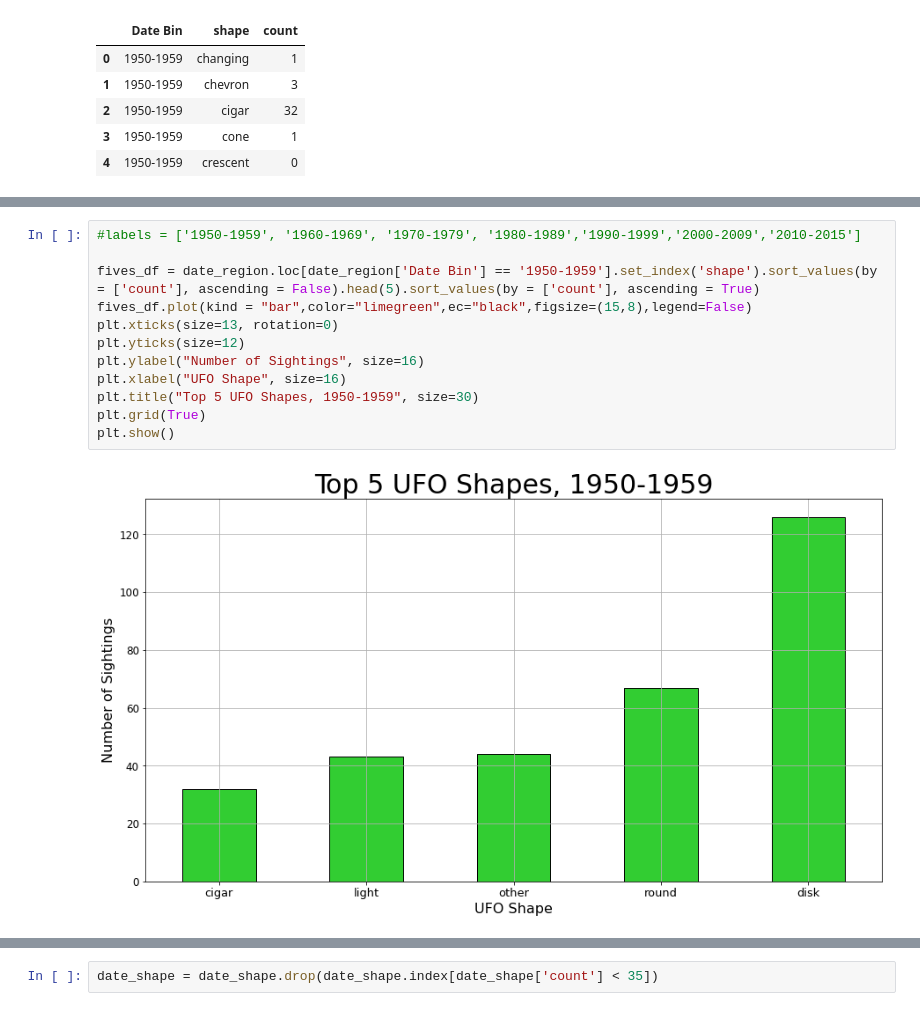
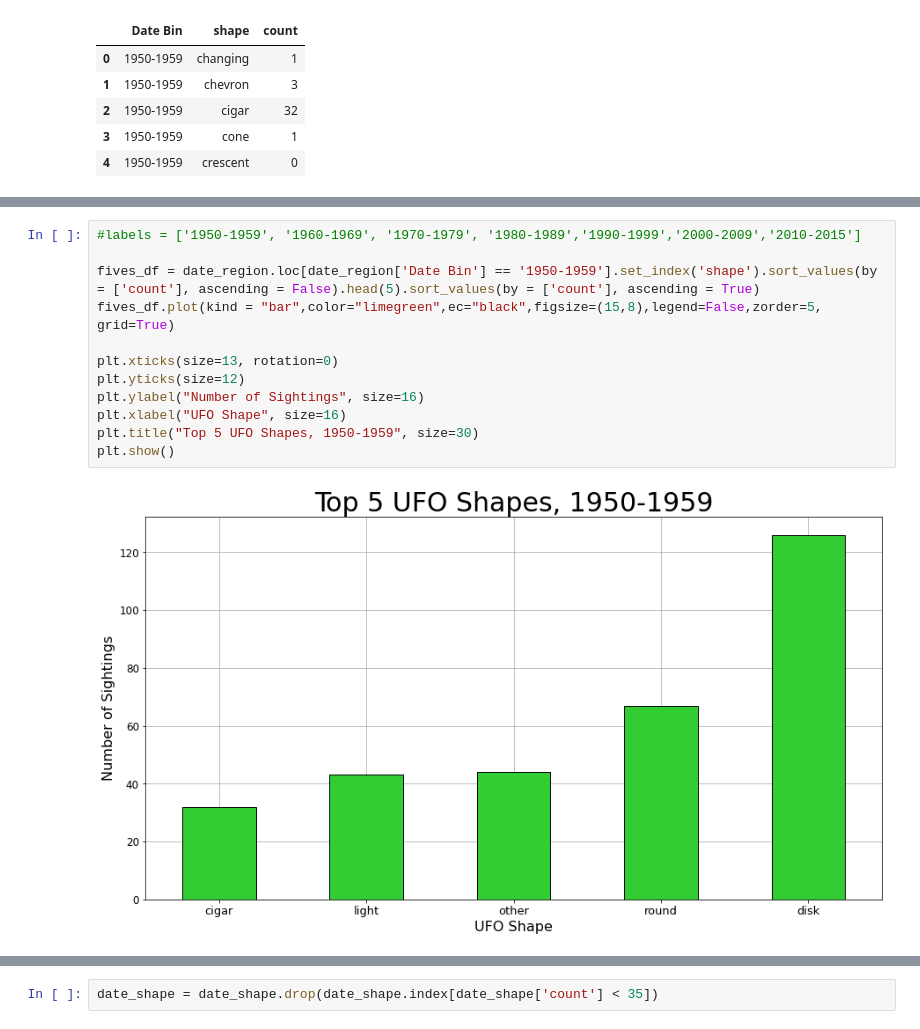
Before and after one commit to pha-drus/Project-1, a Jupyter notebook: UFO_rick.ipynb, the cells around one changed output, grey strips where cells are left out. Cells and saved outputs as stored; diff of their text form.

```diff
--- a/UFO_rick.ipynb
+++ b/UFO_rick.ipynb
@@ -402,16 +406,16 @@ plt.show()
 # %%
 #labels = ['1950-1959', '1960-1969', '1970-1979', '1980-1989','1990-1999','2000-2009','2010-2015']
 
 fives_df = date_region.loc[date_region['Date Bin'] == '1950-1959'].set_index('shape').sort_values(by = ['count'], ascending = False).head(5).sort_values(by = ['count'], ascending = True)
-fives_df.plot(kind = "bar",color="limegreen",ec="black",figsize=(15,8),legend=False)
+fives_df.plot(kind = "bar",color="limegreen",ec="black",figsize=(15,8),legend=False,zorder=5, grid=True)
+
 plt.xticks(size=13, rotation=0)
 plt.yticks(size=12)
 plt.ylabel("Number of Sightings", size=16)
 plt.xlabel("UFO Shape", size=16)
 plt.title("Top 5 UFO Shapes, 1950-1959", size=30)
-plt.grid(True)
 plt.show()
 # %% [output]
-[figure, old version]
+[figure, new version]
 # %%
 weekdays_df = ufo_df['weekday'].value_counts().sort_values(ascending=True)
```
Also changed, not shown: parts of 9 cells of this notebook.
